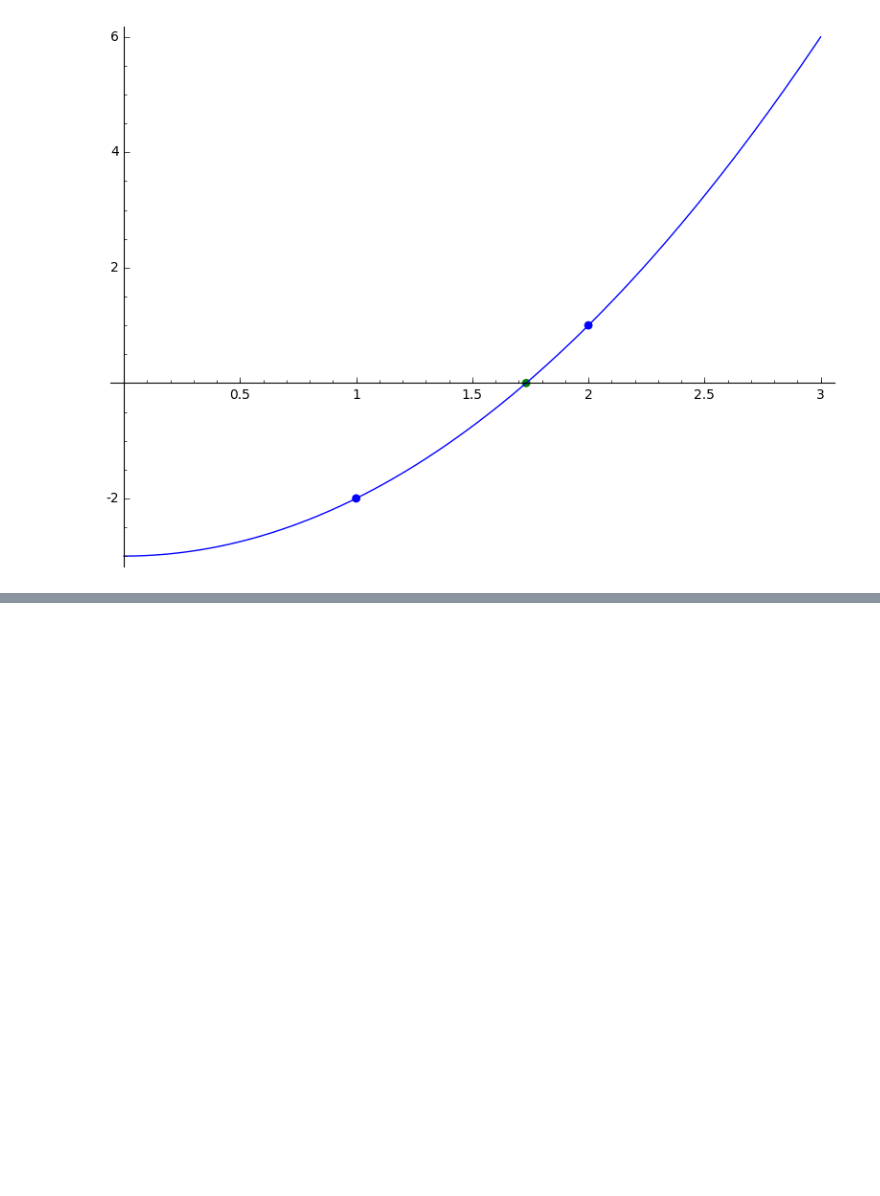
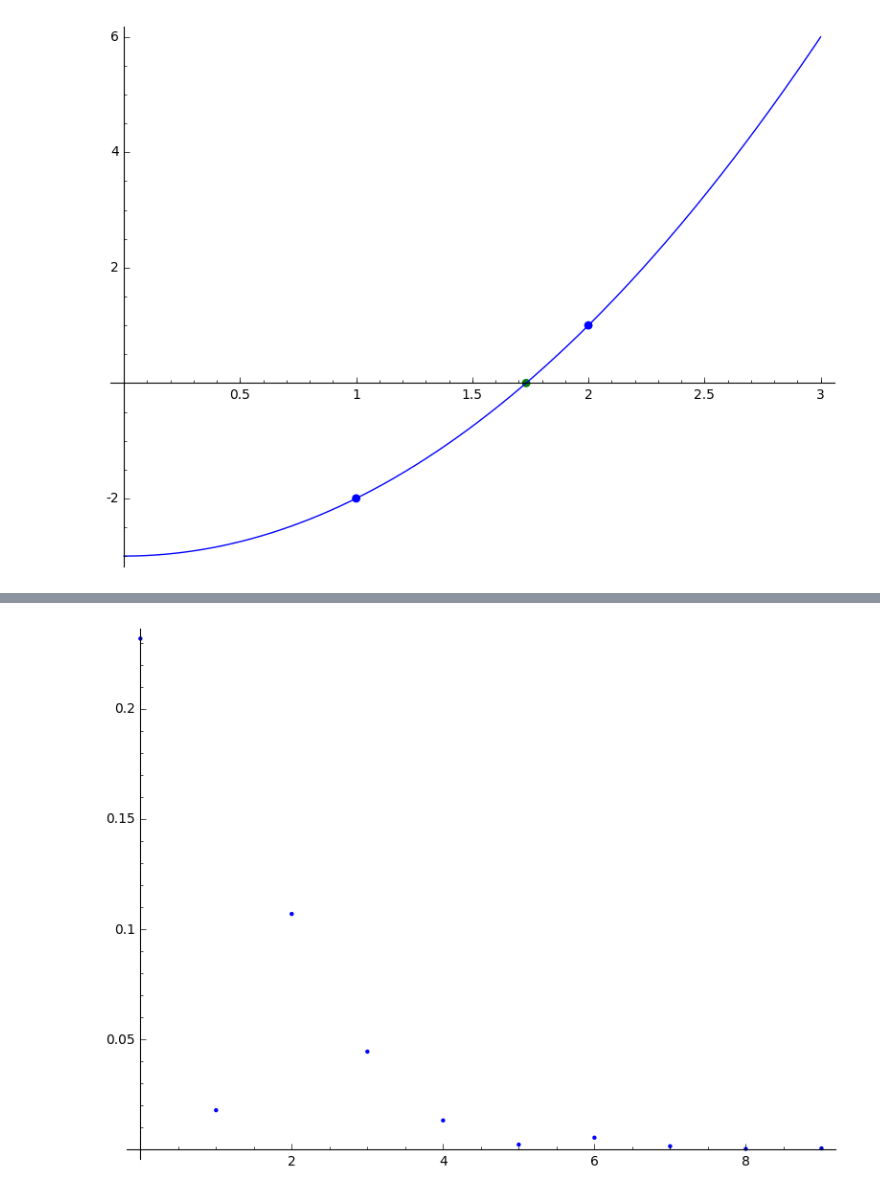
Before and after one commit to coltongrainger/fy18eo, a Jupyter notebook: numerical-methods/root-finding.ipynb, the cells around one changed output, grey strips where cells are left out. Saved outputs shown, nothing was run; the diff lists cells and outputs as text; code cells hidden in the pictures; blank space fills up the shorter version.

```diff
--- a/numerical-methods/root-finding.ipynb
+++ b/numerical-methods/root-finding.ipynb
@@ -44,0 +60,22 @@ show(crv + pts + root)
+# %%
+import numpy
+
+def bisect_verbose(f, a, b, Nmax, root):
+    n = 0
+    values = []
+    while n < Nmax:
+        x = (a + b)/2
+        error = abs(root - x)
+        values.append([n, a, b, x, f(x), error])
+        if f(x)*f(a) < 0:
+            b = x
+        else:
+            a = x
+        n = n + 1
+    return values
+# %%
+f(x) = x^2 - 3
+root = N(sqrt(3))
+Nmax = 10
+
+bisect_verbose(f, 1, 2, Nmax, root)
@@ -44,0 +93,6 @@ show(crv + pts + root)
+# %%
+# plot the error
+error_seq = [bisect_verbose(f, 1, 2, Nmax, root)[i][5] for i in range(Nmax)]
+list_plot(error_seq)
+# %% [output]
+[figure, added]
```
Also changed, not shown: parts of 4 cells of this notebook.
